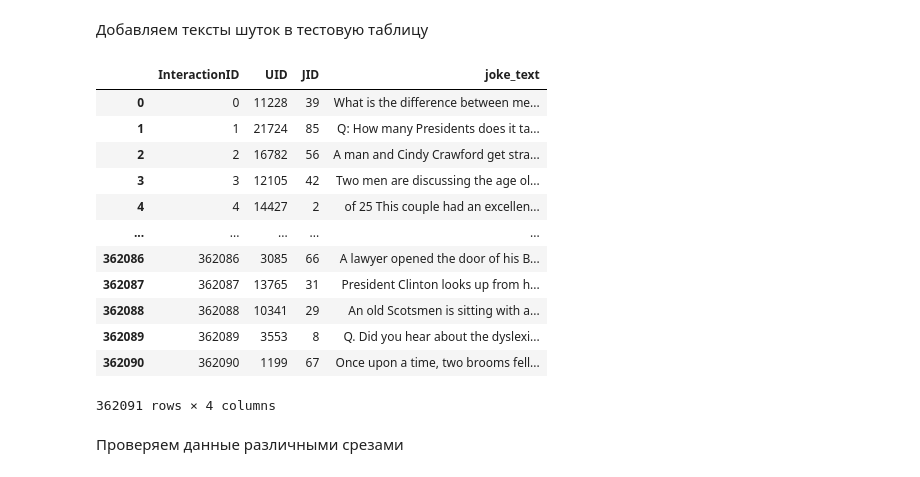
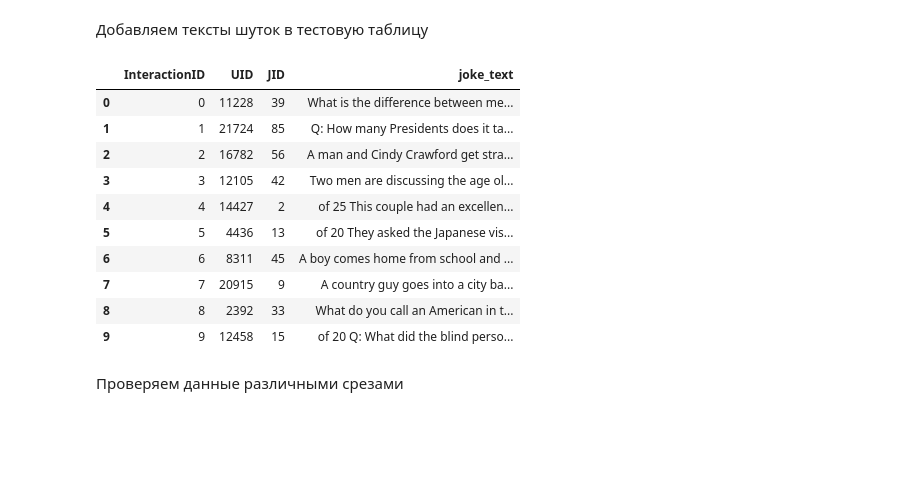
Before and after one commit to Decodum/RecSys_magnit, a Jupyter notebook: JOKES.ipynb, the cells around one changed output. Drawn from its saved outputs; the diff is of its cells as text; code cells hidden in the pictures; blank space fills up the shorter version.

```diff
--- a/JOKES.ipynb
+++ b/JOKES.ipynb
@@ -165,21 +165,19 @@ data
 Добавляем тексты шуток в тестовую таблицу
 # %%
 data_test = add_joke_text_from_files('jokes', df_test)
-data_test
+data_test.head(10)
 # %% [output]
 |  | InteractionID | UID | JID | joke_text |
 | 0 | 0 | 11228 | 39 | What is the difference between me... |
 | 1 | 1 | 21724 | 85 | Q: How many Presidents does it ta... |
 | 2 | 2 | 16782 | 56 | A man and Cindy Crawford get stra... |
 | 3 | 3 | 12105 | 42 | Two men are discussing the age ol... |
 | 4 | 4 | 14427 | 2 | of 25 This couple had an excellen... |
-| ... | ... | ... | ... | ... |
-| 362086 | 362086 | 3085 | 66 | A lawyer opened the door of his B... |
-| 362087 | 362087 | 13765 | 31 | President Clinton looks up from h... |
-| 362088 | 362088 | 10341 | 29 | An old Scotsmen is sitting with a... |
-| 362089 | 362089 | 3553 | 8 | Q. Did you hear about the dyslexi... |
-| 362090 | 362090 | 1199 | 67 | Once upon a time, two brooms fell... |
+| 5 | 5 | 4436 | 13 | of 20 They asked the Japanese vis... |
+| 6 | 6 | 8311 | 45 | A boy comes home from school and ... |
+| 7 | 7 | 20915 | 9 | A country guy goes into a city ba... |
+| 8 | 8 | 2392 | 33 | What do you call an American in t... |
+| 9 | 9 | 12458 | 15 | of 20 Q: What did the blind perso... |
-362091 rows × 4 columns
 # %% [markdown]
 Проверяем данные различными срезами
 # %%
```
Also changed, not shown: parts of 12 cells of this notebook.
